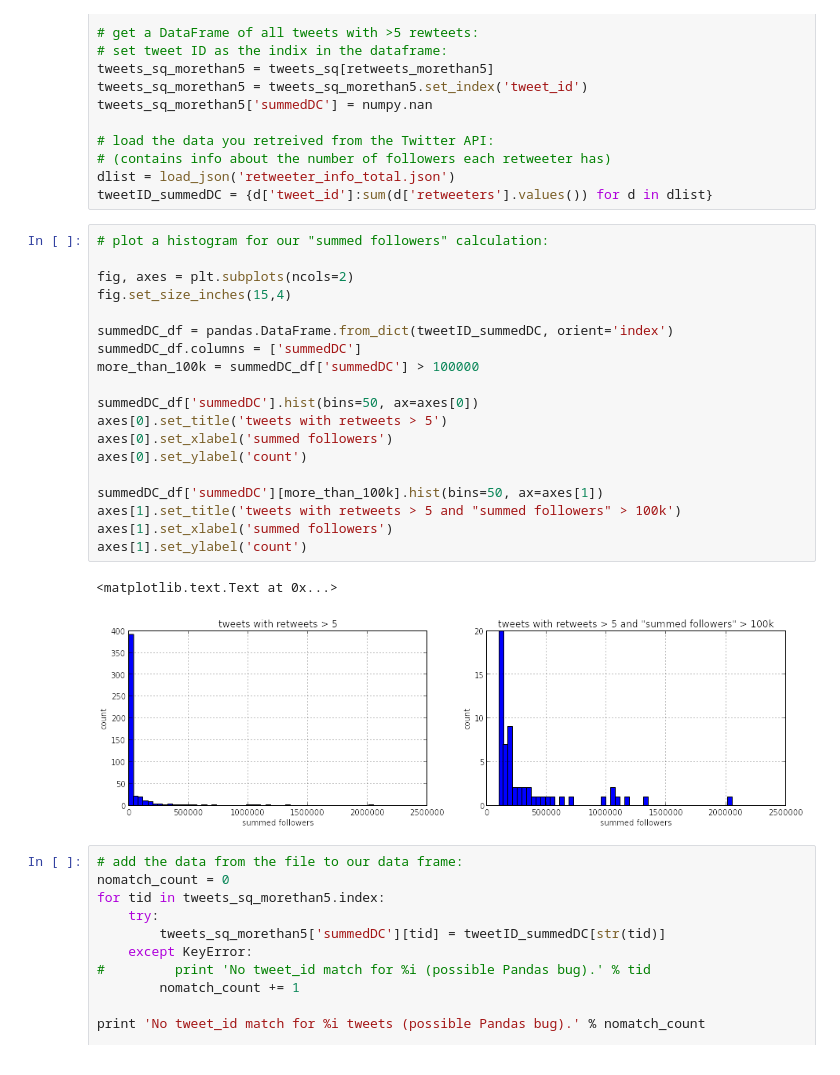
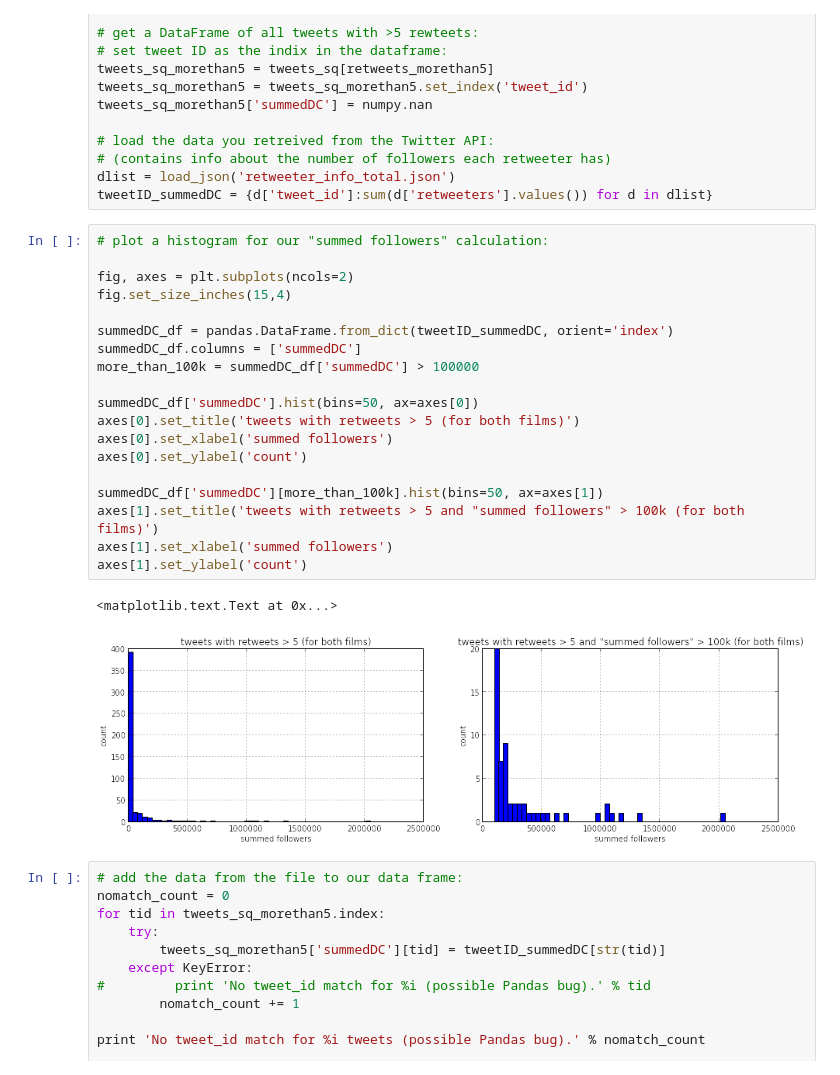
Before and after one commit to chrisjryan/social-media-impact-analysis, a Jupyter notebook: eda.ipynb, the cells around one changed output. Cells and saved outputs as stored; diff of their text form.

```diff
--- a/eda.ipynb
+++ b/eda.ipynb
@@ -345,25 +324,25 @@ tweetID_summedDC = {d['tweet_id']:sum(d['retweeters'].values()) for d in dlist}
 # %%
 # plot a histogram for our "summed followers" calculation:
 
 fig, axes = plt.subplots(ncols=2)
 fig.set_size_inches(15,4)
 
 summedDC_df = pandas.DataFrame.from_dict(tweetID_summedDC, orient='index')
 summedDC_df.columns = ['summedDC']
 more_than_100k = summedDC_df['summedDC'] > 100000
 
 summedDC_df['summedDC'].hist(bins=50, ax=axes[0])
-axes[0].set_title('tweets with retweets > 5')
+axes[0].set_title('tweets with retweets > 5 (for both films)')
 axes[0].set_xlabel('summed followers')
 axes[0].set_ylabel('count')
 
 summedDC_df['summedDC'][more_than_100k].hist(bins=50, ax=axes[1])
-axes[1].set_title('tweets with retweets > 5 and "summed followers" > 100k')
+axes[1].set_title('tweets with retweets > 5 and "summed followers" > 100k (for both films)')
 axes[1].set_xlabel('summed followers')
 axes[1].set_ylabel('count')
 # %% [output]
 <matplotlib.text.Text at 0x...>
-[figure, old version]
+[figure, new version]
 # %%
 # add the data from the file to our data frame:
 nomatch_count = 0
```
Also changed, not shown: parts of 14 cells of this notebook, 10 other files.
